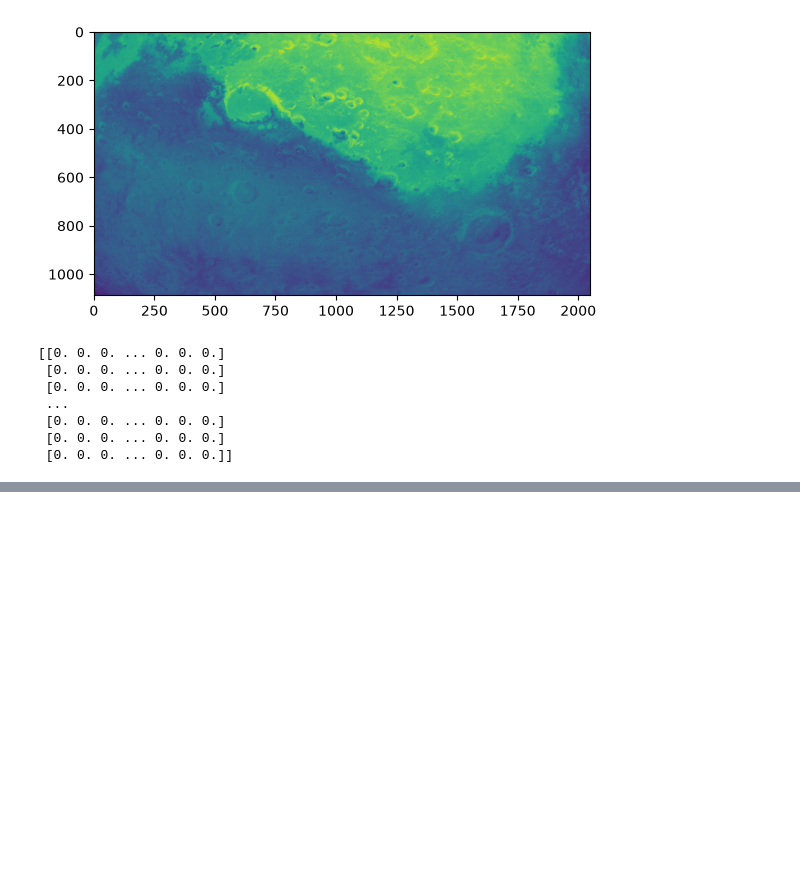
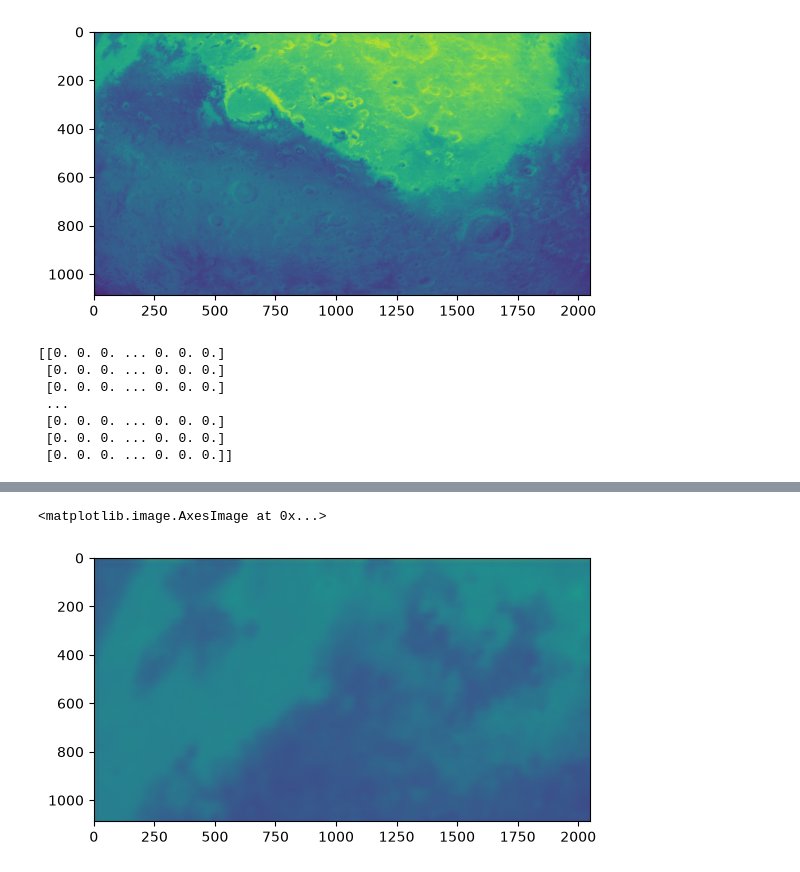
Before and after one commit to stefancristian236/weighted_bilinear_interpolation_iterative_spectral_diff_based_demosaicing_algos, a Jupyter notebook: src/test.ipynb, the cells around one changed output, grey strips where cells are left out. Saved outputs shown, nothing was run; the diff lists cells and outputs as text; code cells hidden in the pictures; blank space fills up the shorter version.

```diff
--- a/src/test.ipynb
+++ b/src/test.ipynb
@@ -54,0 +63,2 @@ print(recon_img - data)
+# %%
+interpolated_image = cube_decube.decube(demoCube, hsh)
@@ -54,0 +69,5 @@ print(recon_img - data)
+# %%
+plt.imshow(interpolated_image)
+# %% [output]
+<matplotlib.image.AxesImage at 0x...>
+[figure, added]
```
Also changed, not shown: parts of 6 cells of this notebook, 2 other files.
